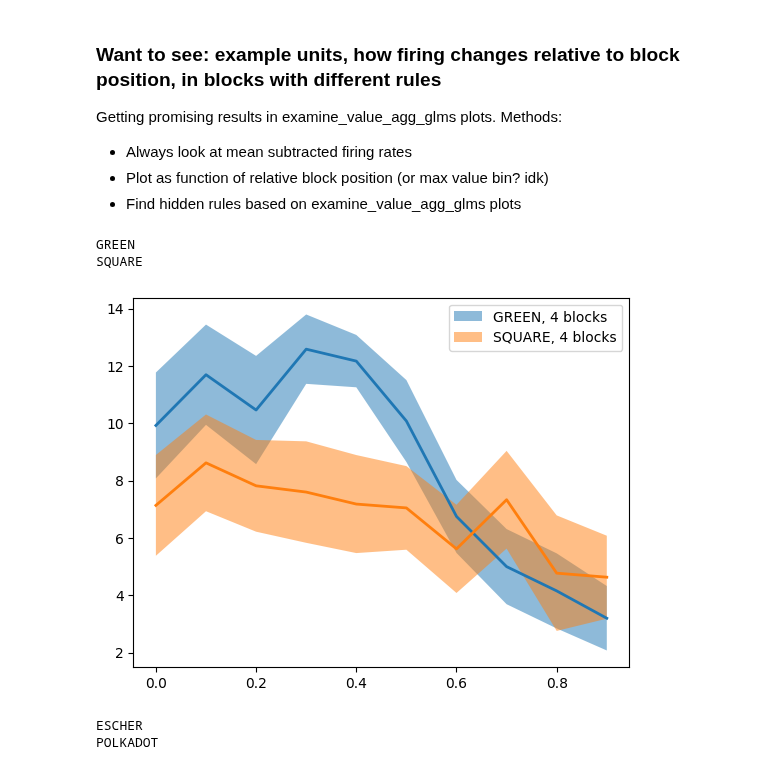
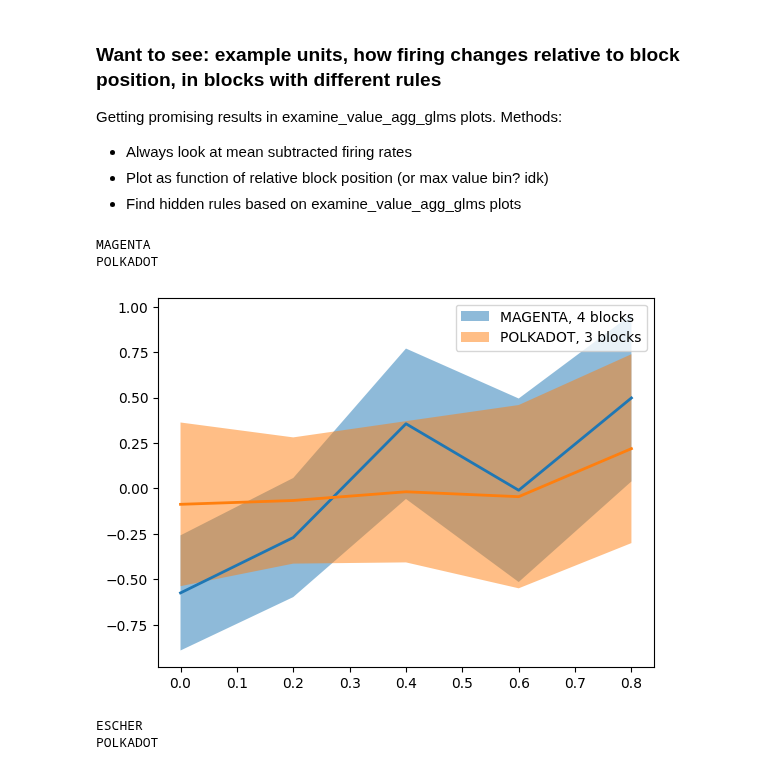
Before and after one commit to pqz317/wcst_decode, a Jupyter notebook: notebooks/20240509_differential_firing_by_block_pos.ipynb, the cells around one changed output. Cells and saved outputs as stored; diff of their text form; code cells hidden in the pictures.

```diff
--- a/notebooks/20240509_differential_firing_by_block_pos.ipynb
+++ b/notebooks/20240509_differential_firing_by_block_pos.ipynb
@@ -34,7 +34,7 @@ OUTPUT_DIR = "/data/patrick_res/glm_2"
 SESSIONS_PATH = "/data/patrick_res/sessions/valid_sessions_rpe.pickle"
 sessions = pd.read_pickle(SESSIONS_PATH)
 # %%
-num_bins = 10
+num_bins = 5
 mode = "FiringRate"
 def fr_by_block(row, features):
     session = row.session
@@ -56,8 +56,10 @@ def fr_by_block(row, features):
     frs = frs[frs.UnitID == row.UnitID]
     agg = frs.groupby(["UnitID", "TrialNumber"]).mean().reset_index()
     merged = pd.merge(agg, beh, on="TrialNumber")
-    # merged = spike_utils.mean_sub_frs(merged, group_cols=["UnitID", "BlockNumber"], mode=mode)
-    merged = spike_utils.block_lowest_val_sub_frs(merged, mode=mode)
+    merged = spike_utils.mean_sub_frs(merged, group_cols=["UnitID", "BlockNumber"], mode=mode)
+    merged = spike_utils.zscore_frs(merged, group_cols=["UnitID", "BlockNumber"], mode=mode)
+
+    # merged = spike_utils.block_lowest_val_sub_frs(merged, mode=mode)
 
     fig, ax = plt.subplots()
     for feat in features:
@@ -66,22 +68,22 @@ def fr_by_block(row, features):
 
         num_blocks = len(rule_blocks.BlockNumber.unique())
         print(feat)
-        # visualization_utils.plot_mean_sterrs_by_bin(rule_blocks, f"MeanSub{mode}", "MaxValueBin", ax, f"{feat}, {num_blocks} blocks", num_bins)
+        # visualization_utils.plot_mean_sterrs_by_bin(rule_blocks, f"FiringRate", "MaxValueBin", ax, f"{feat}, {num_blocks} blocks", num_bins)
         # visualization_utils.plot_mean_sterrs_by_bin(rule_blocks, f"LowestSub{mode}", "BlockPositionBin", ax, f"{feat}, {num_blocks} blocks", num_bins)
-        visualization_utils.plot_mean_sterrs_by_bin(rule_blocks, mode, "BlockPositionBin", ax, f"{feat}, {num_blocks} blocks", num_bins)
+        visualization_utils.plot_mean_sterrs_by_bin(rule_blocks, f"Z{mode}", "MaxValueBin", ax, f"{feat}, {num_blocks} blocks", num_bins)
 
     ax.legend()
 # %%
 positions = spike_utils.get_unit_positions(sessions)
 # %%
-unit = 2018092414
-features = ["GREEN", "SQUARE"]
+unit = 2018100100
+features = ["MAGENTA", "POLKADOT"]
 row = positions[positions.PseudoUnitID == unit].iloc[0]
 fr_by_block(row, features)
 # %% [output]
-GREEN
-SQUARE
+MAGENTA
+POLKADOT
-[figure, old version]
+[figure, new version]
 # %%
 unit = 2018092006
 features = ["ESCHER", "POLKADOT"]
```
Also changed, not shown: 10 other files.
